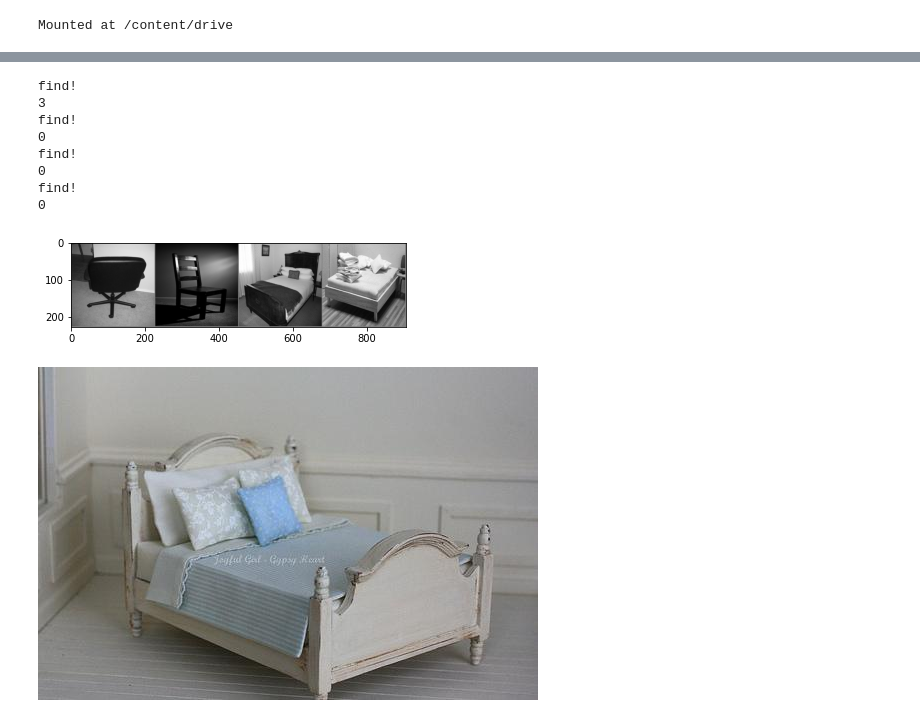
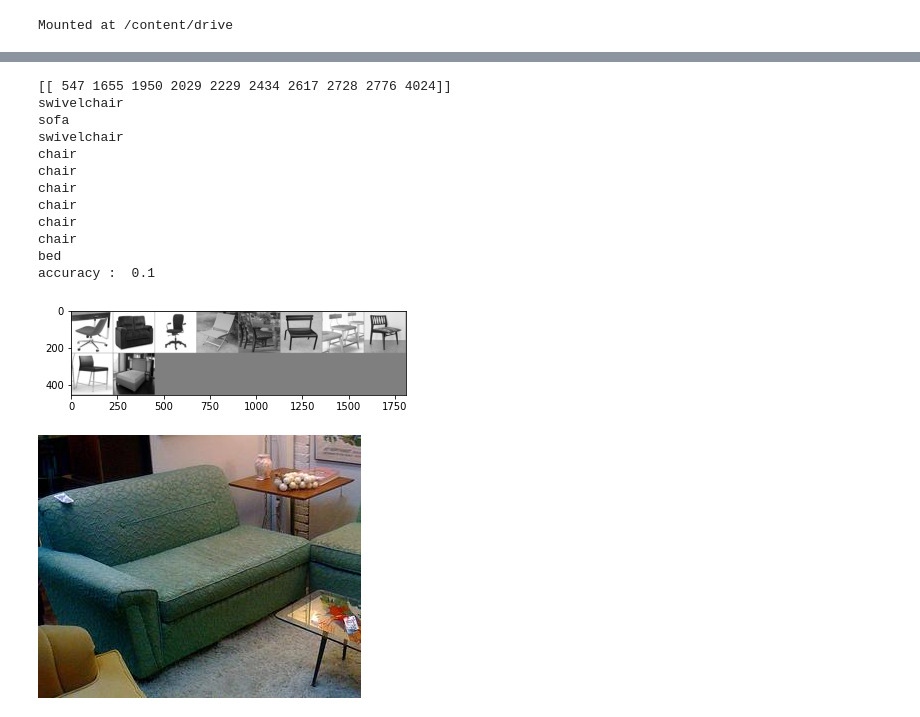
Before and after one commit to joon2301/Paran_ajou_Project_Anything, a Jupyter notebook: 인간지능.ipynb, the cells around one changed output, grey strips where cells are left out. Saved outputs shown, nothing was run; the diff lists cells and outputs as text; code cells hidden in the pictures.

```diff
--- a/인간지능.ipynb
+++ b/인간지능.ipynb
@@ -32,18 +32,24 @@ class CNN(torch.nn.Module):
         super(CNN, self).__init__()
         # 첫번째층
         self.layer1 = torch.nn.Sequential(
-            torch.nn.Conv2d(1, 8, kernel_size=3,stride=1, padding=1),
+            torch.nn.Conv2d(1, 8, kernel_size=2,stride=1, padding=1),
             torch.nn.ReLU(),
-            torch.nn.MaxPool2d(kernel_size=2, stride=2))
+            torch.nn.MaxPool2d(kernel_size=2, stride=1))
 
         # 두번째층
         self.layer2 = torch.nn.Sequential(
-            torch.nn.Conv2d(8, 16, kernel_size=3,stride=1, padding=1),
+            torch.nn.Conv2d(8, 16, kernel_size=2,stride=1, padding=1),
             torch.nn.ReLU(),
-            torch.nn.MaxPool2d(kernel_size=2, stride=2))
+            torch.nn.MaxPool2d(kernel_size=2, stride=1))
+
+        # 세번째층
+        self.layer3 = torch.nn.Sequential(
+            torch.nn.Conv2d(16, 24, kernel_size=2,stride=1, padding=1),
+            torch.nn.ReLU(),
+            torch.nn.MaxPool2d(kernel_size=2, stride=1))
 
         # 전결합층
-        self.fc = torch.nn.Linear(50176, 5, bias=True)
+        self.fc = torch.nn.Linear(1204224, 64, bias=True)
 
         # 전결합층 한정으로 가중치 초기화
         torch.nn.init.xavier_uniform_(self.fc.weight)
@@ -52,6 +58,7 @@ class CNN(torch.nn.Module):
         global X
         out = self.layer1(x)
         out = self.layer2(out)
+        out = self.layer3(out)
         out = out.view(out.size(0), -1)   # 전결합층을 위해서 Flatten
         out = self.fc(out)
         X = np.append(X,out.detach().numpy())
@@ -142,62 +149,71 @@ if __name__ == '__main__':
     net = torch.load(PATH)
     net.eval()
     X = np.load('./drive/MyDrive/data/accuracy.npy')
-    # print(X)
-    img=PIL.Image.open('./drive/MyDrive/data/img/train/bed.1.jpg')
+    # # print(X)
+    img=PIL.Image.open('./drive/MyDrive/data/img/train/sofa.1.jpg')
+    input_label = class_to_int["sofa"]
     img = img.resize((224,224))
     emp = torch.empty(1,1,224,224)
     img_t =transform(img)
     emp[0] = img_t
     input = net(emp)
 
-    X = np.reshape(X,(4025,5)) #1281개 5개tensor
+    X = np.reshape(X,(4025,512)) #1281개 5개tensor
     Y = np.ones((4025,1),dtype=int)
 
-    reg = KNeighborsClassifier(n_neighbors=4)
+    reg = KNeighborsClassifier(n_neighbors=10)
     reg.fit(X,Y)
-    l = reg.kneighbors(input.detach().numpy(),n_neighbors=4,return_distance=False)
+    l = reg.kneighbors(input.detach().numpy(),n_neighbors=10,return_distance=False)
 
     l.sort()
     print(l)
 
     for i in l:
-      temp = np.empty((0,4),dtype=int)
+      temp = np.empty((0,10),dtype=int)
       temp = np.append(temp, X[i])
-    temp = np.reshape(temp,(4,5))
+    temp = np.reshape(temp,(10,512))
 
     dataiter = iter(trainloader)
-
+    # img=dataiter.next()
+    # print(img.tensor.item<t>())
     count = 0
 
     index=0
 
-    images = torch.empty(4,1,224,224)
+    images = torch.empty(10,1,224,224)
 
-
-    while(index<4):
+    correct=0
+    while(index<10):
       if count < l[0][index]:
         imgg=img
         img=dataiter.next()
         count+=4
       else:
-        print("find!")
+        # print("find!")
         #l[0][index]-count 한 값을 인덱스로 dataiter에서 출력
         k=count-l[0][index]
-        print(k)
         if k == 0:
           images[index][0] = img[0][k][0]
+          label=classes[img[1][k].item()]
+          print(label)
+          if img[1][k].item()==input_label:
+            correct+=1
         else:
           images[index][0] = imgg[0][4-k][0]
+          label=classes[img[1][4-k].item()]
+          print(label)
+          if img[1][4-k].item()==input_label:
+            correct+=1
         count+=4
         index+=1
         if index != 4:
           dataiter.next()
-
+    print("accuracy : ",correct/10)
     #이미지 출력
     imshow(torchvision.utils.make_grid(images))
 
     from IPython.display import Image
-    img=Image('./drive/MyDrive/data/img/train/bed.1.jpg')
+    img=Image('./drive/MyDrive/data/img/train/sofa.1.jpg')
     display(img)
 # %% [output]
 --Train Images--
@@ -212,10 +227,14 @@ cuda 로 학습
-find!
-3
-find!
-0
-find!
-0
-find!
-0
+[[ 547 1655 1950 2029 2229 2434 2617 2728 2776 4024]]
+swivelchair
+sofa
+swivelchair
+chair
+chair
+chair
+chair
+chair
+chair
+bed
+accuracy :  0.1
-[figure, old version]
+[figure, new version]
-[figure, old version]
+[figure, new version]
```
Also changed, not shown: parts of 1 cell of this notebook.
